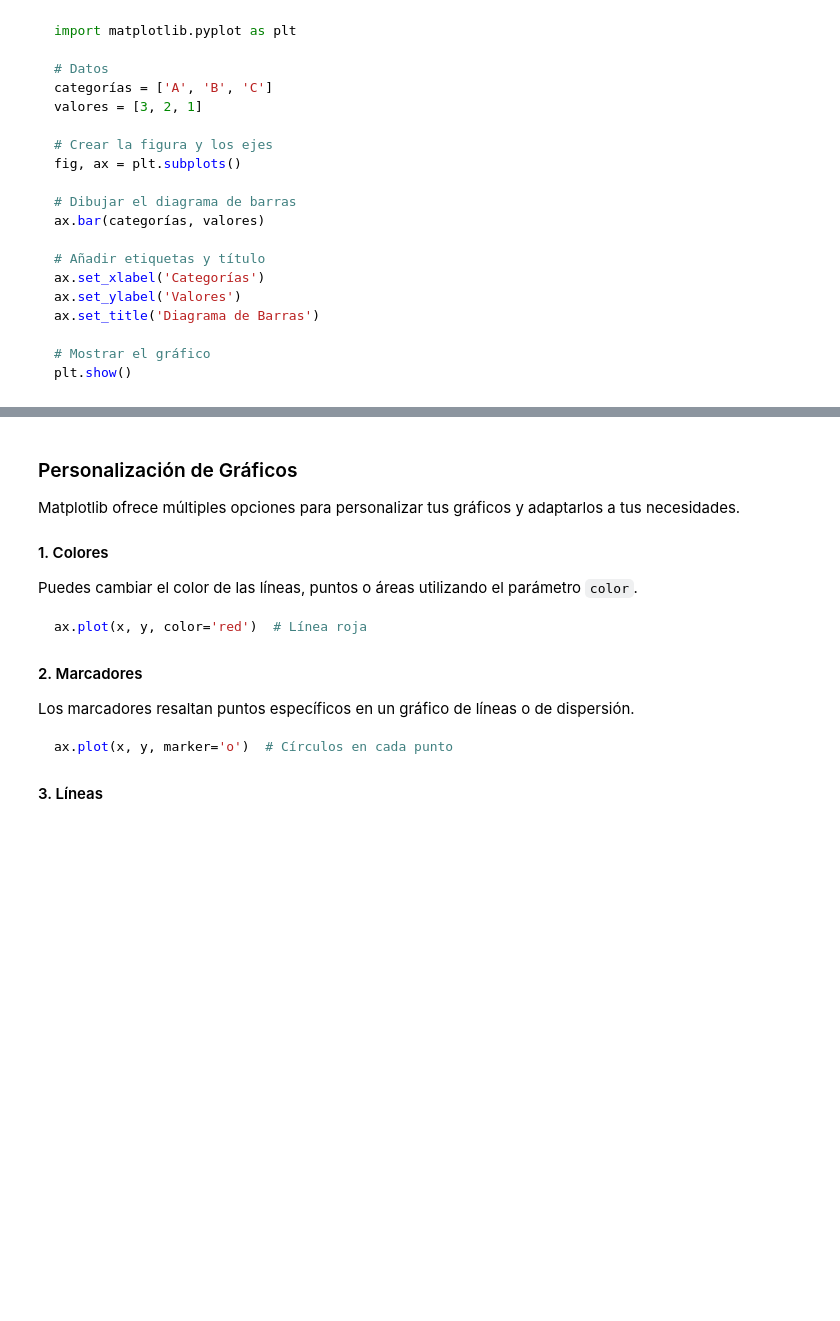
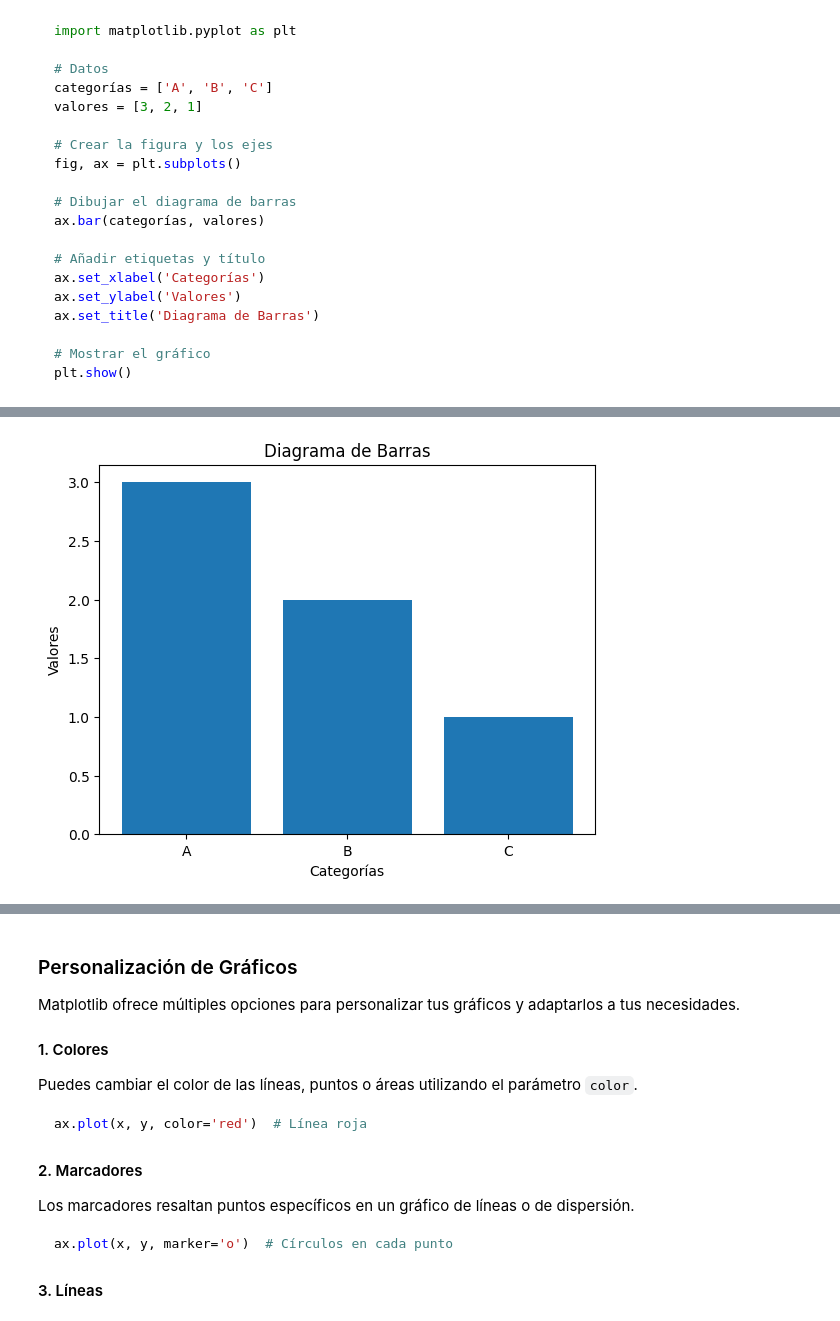
Before and after one commit to soyeagonzalez/TalentoTECH, a Jupyter notebook: Python_Librerías.ipynb, the cells around one changed output, grey strips where cells are left out. Saved outputs shown, nothing was run; the diff lists cells and outputs as text; code cells hidden in the pictures; blank space fills up the shorter version.

```diff
--- a/Python_Librerías.ipynb
+++ b/Python_Librerías.ipynb
@@ -385,0 +733,22 @@ plt.show()
+# %%
+import matplotlib.pyplot as plt
+
+# Datos
+categoria = ['A', 'B', 'C']
+valores = [3, 2, 1]
+
+# Crear la figura y los ejes
+fig, ax = plt.subplots()
+
+# Dibujar el diagrama de barras
+ax.bar(categoria, valores)
+
+# Añadir etiquetas y título
+ax.set_xlabel('Categorías')
+ax.set_ylabel('Valores')
+ax.set_title('Diagrama de Barras')
+
+# Mostrar el gráfico
+plt.show()
+# %% [output]
+[figure, added]
```
Also changed, not shown: parts of 31 cells of this notebook.
